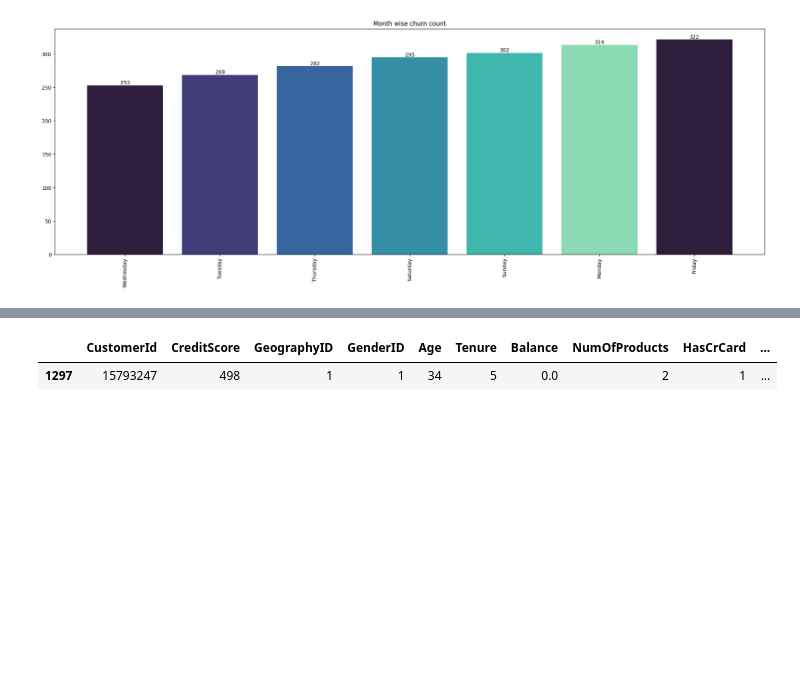
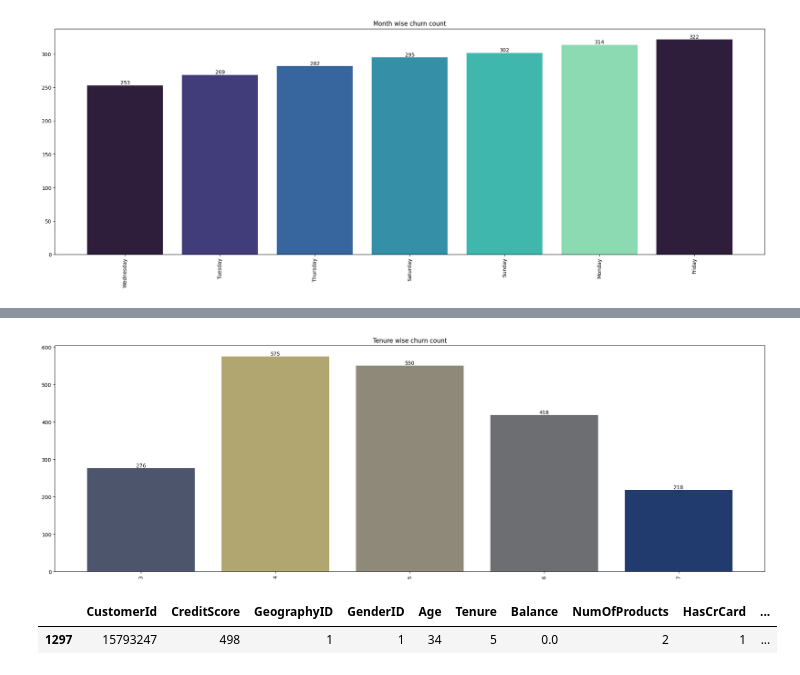
Before and after one commit to aadarshmishra0709-web/bank-churn-model.ml, a Jupyter notebook: BARCLAYS_CUSTOMER_CHURN_ANALYSIS.ipynb, the cells around one changed output, grey strips where cells are left out. Cells and saved outputs as stored; diff of their text form; code cells hidden in the pictures; blank space fills up the shorter version.

```diff
--- a/BARCLAYS_CUSTOMER_CHURN_ANALYSIS.ipynb
+++ b/BARCLAYS_CUSTOMER_CHURN_ANALYSIS.ipynb
@@ -335,3 +357,16 @@ plt.show()
+# %%
+#Step 3.20: Show Tenure Wise Churn Analysis
+plt.figure(figsize=(25,8))
+plt.title("Tenure wise churn count")
+temp_df= final_df.groupby('Tenure')['Exited'].sum().sort_values()
+x= temp_df.index
+y= temp_df.values
+ax =plt.bar(x, y , color = sns.color_palette('cividis'))
+plt.bar_label(ax)
+plt.xticks(rotation=90)
+plt.show()
+# %% [output]
+[figure, added]
 # %%
 final_df.sample()
 # %% [output]
```
Also changed, not shown: parts of 3 cells of this notebook.
